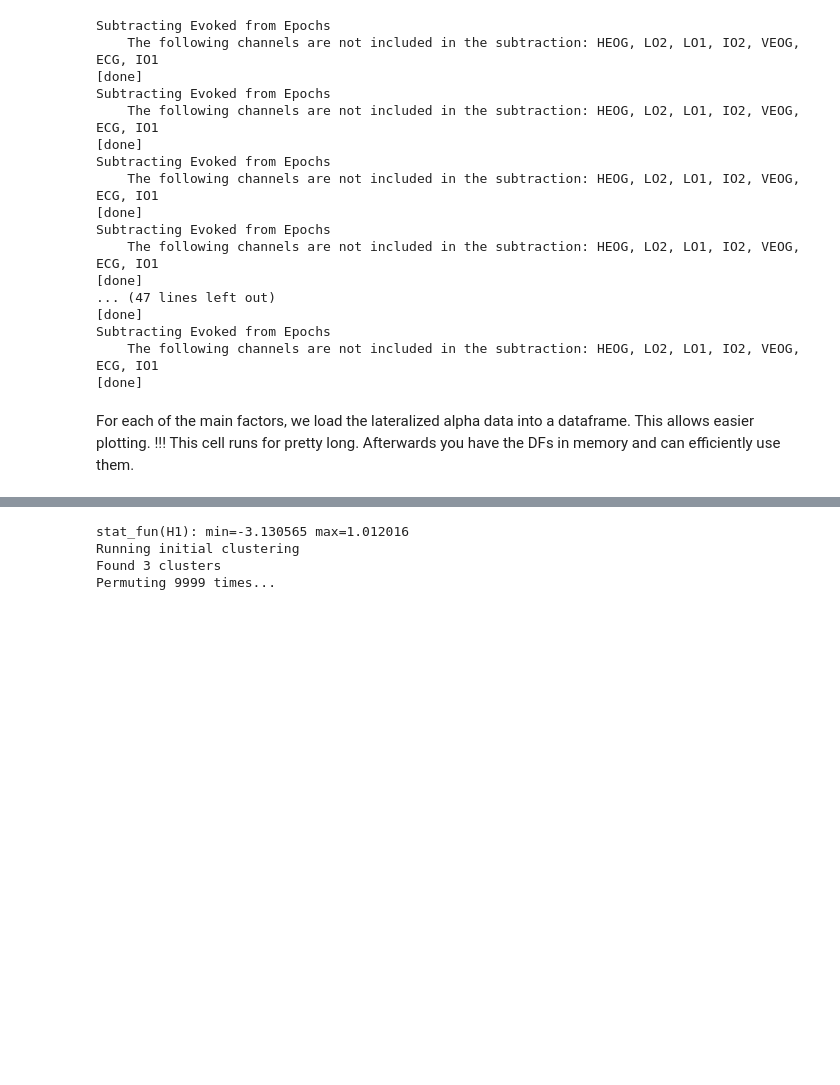
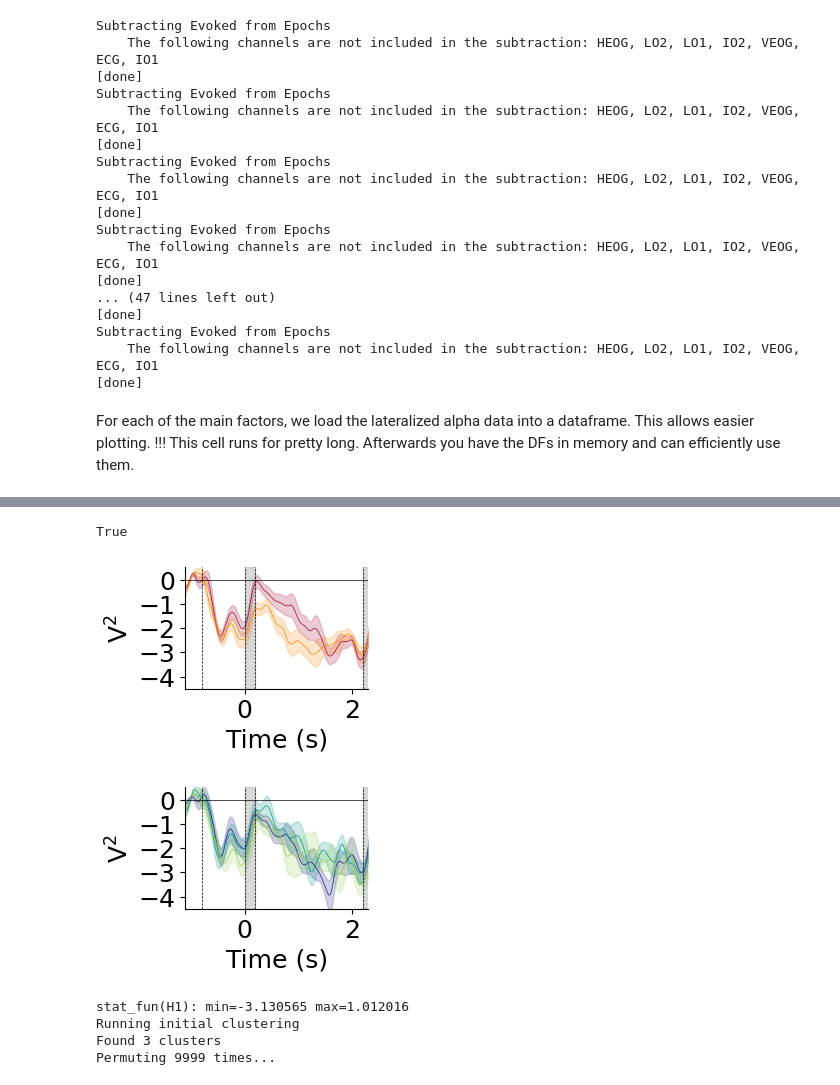
Before and after one commit to eioe/vMemEcc-Analyses, a Jupyter notebook: Analyses_Py/Pipeline_clean/03.2_evaluate_TFRs.ipynb, the cells around one changed output, grey strips where cells are left out. Cells and saved outputs as stored; diff of their text form; code cells hidden in the pictures; blank space fills up the shorter version.

```diff
--- a/Analyses_Py/Pipeline_clean/03.2_evaluate_TFRs.ipynb
+++ b/Analyses_Py/Pipeline_clean/03.2_evaluate_TFRs.ipynb
@@ -226,13 +224,13 @@ def plot_cbp_result(
     ax.yaxis.label.set_size(9)
 
 
-def plot_main_eff(cond, cond_dict, data, ax, n_boot=1000):
+def plot_main_eff(cond, cond_dict, data, ax, ci_func="se", n_boot=1000, ylims=None):
     sns.lineplot(
         x="time",
         y="pwr_corrected",
         hue=cond,
         data=data,
-        errorbar='se',
+        errorbar=ci_func,
         n_boot=n_boot,  # deprecated
         palette=[config.colors[l] for l in cond_dict[cond]],
         ax=ax,
@@ -240,15 +238,18 @@ def plot_main_eff(cond, cond_dict, data, ax, n_boot=1000):
         legend=False,
     )
     ytick_range = ax.get_ylim()
-    ax.set(xlim=(-1.1, 2.3), ylim=ytick_range)
+    if ylims == None:
+        ylims = ytick_range
+    ax.set(xlim=(-1.1, 2.3), ylim=ylims)
+    ax.set_yticks((0, -1, -2, -3, -4))
     ax.set_ylabel("V$^2$")
     ax.set_xlabel("Time (s)")
     ax.axvspan(0, 0.2, color="grey", alpha=0.3)
     ax.axvspan(2.2, 2.5, color="grey", alpha=0.3)
     ax.vlines(
         (-0.8, 0, 0.2, 2.2),
-        ymin=ytick_range[0],
-        ymax=ytick_range[1],
+        ymin=ylims[0],
+        ymax=ylims[1],
         linestyles="dashed",
         linewidth=0.5,
         color="black",
@@ -927,3 +887,60 @@ fig.savefig(fname, bbox_inches="tight")
+# %%
+1e-10 == 10e-11
+# %% [output]
+True
+# %%
+# Plot main effect Load:
+fig, ax = plt.subplots(1, figsize=(6 * cm, 4 * cm))
+
+
+def ci_func(vec):
+    # we want to plot the SEM, so we calculate the according alpha level:
+    alpha = 1 - ((stats.norm.cdf(1) - 0.5) * 2)
+    return helpers.get_cmci(vec, 2, alpha)
+
+
+plot_main_eff(
+    "Load", cond_dict, load_df_long_plot, ax, ylims=(-4.5, 0.5), ci_func=ci_func
+)  # <--- increase "n_boot" for better CIs (takes longer to run)
+# # Fake legend:
+# custom_lines = [matplotlib.lines.Line2D([0], [0], color=config.colors['LoadLow'], lw=2),
+#                 matplotlib.lines.Line2D([0], [0], color=config.colors['LoadHigh'], lw=2)]
+# ax.legend(handles=custom_lines, title='Size Memory Array', labels=['2', '4'], loc=1, prop={'size': 9}, ncol=2)
+
+# Save it:
+fpath = op.join(config.paths["plots"], "TFR", epo_part)
+helpers.chkmk_dir(fpath)
+fname = op.join(fpath, "mainEff_load.pdf")
+fig.savefig(fname, bbox_inches="tight")
+
+# Plot main effect Ecc:
+fig, ax = plt.subplots(1, figsize=(6 * cm, 4 * cm))
+
+
+def ci_func(vec):
+    # we want to plot the SEM, so we calculate the according alpha level:
+    alpha = 1 - ((stats.norm.cdf(1) - 0.5) * 2)
+    return helpers.get_cmci(vec, 3, alpha)
+
+
+plot_main_eff(
+    "Ecc", cond_dict, ecc_df_long_plot, ax, ylims=(-4.5, 0.5), ci_func=ci_func
+)
+## Fake legend:
+# custom_lines = [matplotlib.lines.Line2D([0], [0], color=config.colors['EccS'], lw=2),
+#                 matplotlib.lines.Line2D([0], [0], color=config.colors['EccM'], lw=2),
+#                 matplotlib.lines.Line2D([0], [0], color=config.colors['EccL'], lw=2)]
+# ax.legend(handles=custom_lines, title='Eccentricity', labels=['4°', '9°', '14°'],
+#           loc=1, prop={'size': 9}, ncol=3)
+
+# Save it:
+fpath = op.join(config.paths["plots"], "TFR", epo_part)
+helpers.chkmk_dir(fpath)
+fname = op.join(fpath, "mainEff_ecc.pdf")
+fig.savefig(fname, bbox_inches="tight")
+# %% [output]
+[figure, added]
+[figure, added]
 # %%
 load_df_long = load_df_long.reset_index()
 
```
Also changed, not shown: parts of 4 cells of this notebook.
